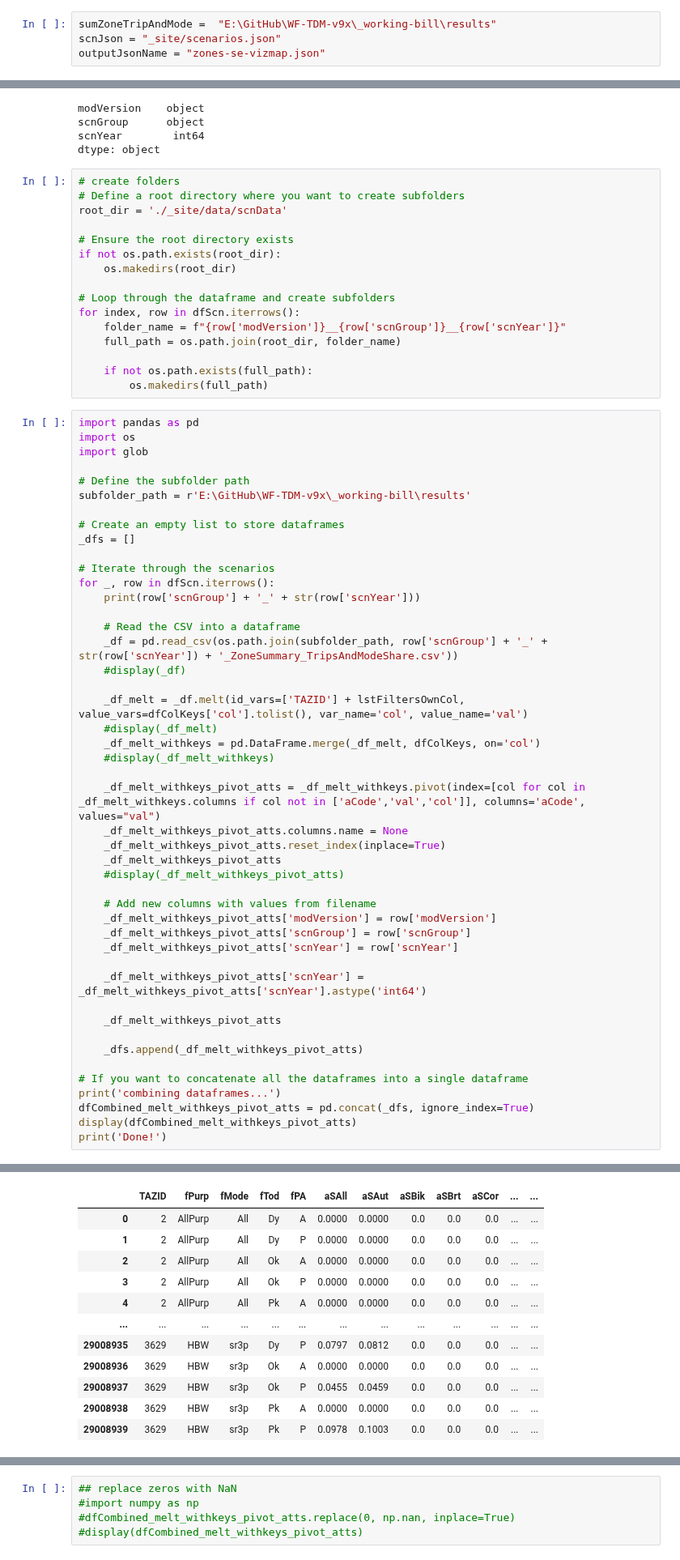
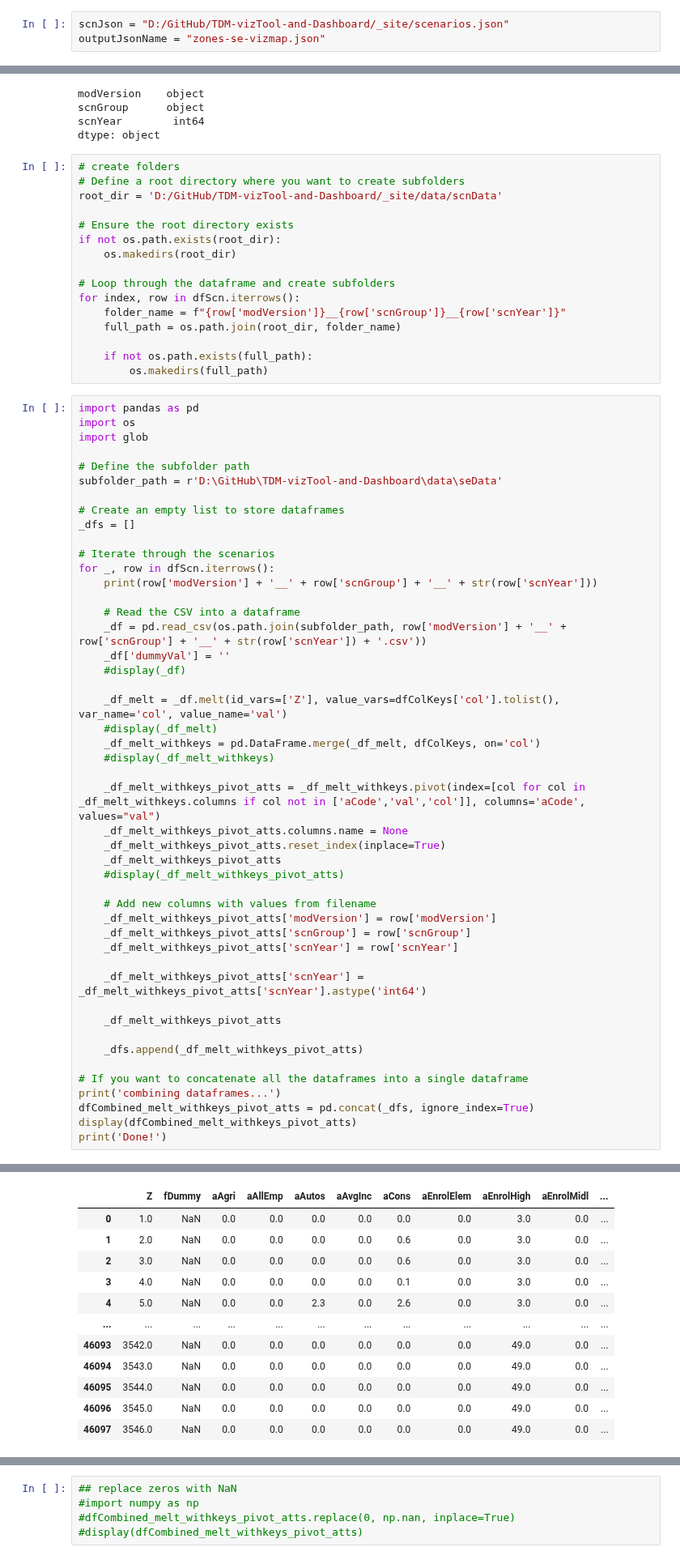
Before and after one commit to WFRCAnalytics/vizTool, a Jupyter notebook: Create-Jsons-Zones-SE-vizMap.ipynb, the cells around one changed output, grey strips where cells are left out. Shown at 81% size. Saved outputs shown, nothing was run; the diff lists cells and outputs as text.

Commit message:
Update json script to create se data by zones

```diff
--- a/Create-Jsons-Zones-SE-vizMap.ipynb
+++ b/Create-Jsons-Zones-SE-vizMap.ipynb
@@ -2,8 +2,7 @@
 import pandas as pd
 import os
 # %%
-sumZoneTripAndMode =  "E:\GitHub\WF-TDM-v9x\_working-bill\results"
-scnJson = "_site/scenarios.json"
+scnJson = "D:/GitHub/TDM-vizTool-and-Dashboard/_site/scenarios.json"
 outputJsonName = "zones-se-vizmap.json"
 # %%
 # attributes for road seg summaries
@@ -140,7 +149,7 @@ dtype: object
 # %%
 # create folders
 # Define a root directory where you want to create subfolders
-root_dir = './_site/data/scnData'
+root_dir = 'D:/GitHub/TDM-vizTool-and-Dashboard/_site/data/scnData'
 
 # Ensure the root directory exists
 if not os.path.exists(root_dir):
@@ -159,20 +168,21 @@ import os
 import glob
 
 # Define the subfolder path
-subfolder_path = r'E:\GitHub\WF-TDM-v9x\_working-bill\results'
+subfolder_path = r'D:\GitHub\TDM-vizTool-and-Dashboard\data\seData'
 
 # Create an empty list to store dataframes
 _dfs = []
 
 # Iterate through the scenarios
 for _, row in dfScn.iterrows():
-    print(row['scnGroup'] + '_' + str(row['scnYear']))
+    print(row['modVersion'] + '__' + row['scnGroup'] + '__' + str(row['scnYear']))
 
     # Read the CSV into a dataframe
-    _df = pd.read_csv(os.path.join(subfolder_path, row['scnGroup'] + '_' + str(row['scnYear']) + '_ZoneSummary_TripsAndModeShare.csv'))
+    _df = pd.read_csv(os.path.join(subfolder_path, row['modVersion'] + '__' + row['scnGroup'] + '__' + str(row['scnYear']) + '.csv'))
+    _df['dummyVal'] = ''
     #display(_df)
 
-    _df_melt = _df.melt(id_vars=['TAZID'] + lstFiltersOwnCol, value_vars=dfColKeys['col'].tolist(), var_name='col', value_name='val')
+    _df_melt = _df.melt(id_vars=['Z'], value_vars=dfColKeys['col'].tolist(), var_name='col', value_name='val')
     #display(_df_melt)
     _df_melt_withkeys = pd.DataFrame.merge(_df_melt, dfColKeys, on='col')
     #display(_df_melt_withkeys)
@@ -217,13 +226,13 @@ Needs MAG_2050
 combining dataframes...
-|  | TAZID | fPurp | fMode | fTod | fPA | aSAll | aSAut | aSBik | aSBrt | aSCor | ... | ... |
-| 0 | 2 | AllPurp | All | Dy | A | 0.0000 | 0.0000 | 0.0 | 0.0 | 0.0 | ... | ... |
-| 1 | 2 | AllPurp | All | Dy | P | 0.0000 | 0.0000 | 0.0 | 0.0 | 0.0 | ... | ... |
-| 2 | 2 | AllPurp | All | Ok | A | 0.0000 | 0.0000 | 0.0 | 0.0 | 0.0 | ... | ... |
-| 3 | 2 | AllPurp | All | Ok | P | 0.0000 | 0.0000 | 0.0 | 0.0 | 0.0 | ... | ... |
-| 4 | 2 | AllPurp | All | Pk | A | 0.0000 | 0.0000 | 0.0 | 0.0 | 0.0 | ... | ... |
-| ... | ... | ... | ... | ... | ... | ... | ... | ... | ... | ... | ... | ... |
-| 29008935 | 3629 | HBW | sr3p | Dy | P | 0.0797 | 0.0812 | 0.0 | 0.0 | 0.0 | ... | ... |
-| 29008936 | 3629 | HBW | sr3p | Ok | A | 0.0000 | 0.0000 | 0.0 | 0.0 | 0.0 | ... | ... |
-| 29008937 | 3629 | HBW | sr3p | Ok | P | 0.0455 | 0.0459 | 0.0 | 0.0 | 0.0 | ... | ... |
-| 29008938 | 3629 | HBW | sr3p | Pk | A | 0.0000 | 0.0000 | 0.0 | 0.0 | 0.0 | ... | ... |
-| 29008939 | 3629 | HBW | sr3p | Pk | P | 0.0978 | 0.1003 | 0.0 | 0.0 | 0.0 | ... | ... |
+|  | Z | fDummy | aAgri | aAllEmp | aAutos | aAvgInc | aCons | aEnrolElem | aEnrolHigh | aEnrolMidl | ... |
+| 0 | 1.0 | NaN | 0.0 | 0.0 | 0.0 | 0.0 | 0.0 | 0.0 | 3.0 | 0.0 | ... |
+| 1 | 2.0 | NaN | 0.0 | 0.0 | 0.0 | 0.0 | 0.6 | 0.0 | 3.0 | 0.0 | ... |
+| 2 | 3.0 | NaN | 0.0 | 0.0 | 0.0 | 0.0 | 0.6 | 0.0 | 3.0 | 0.0 | ... |
+| 3 | 4.0 | NaN | 0.0 | 0.0 | 0.0 | 0.0 | 0.1 | 0.0 | 3.0 | 0.0 | ... |
+| 4 | 5.0 | NaN | 0.0 | 0.0 | 2.3 | 0.0 | 2.6 | 0.0 | 3.0 | 0.0 | ... |
+| ... | ... | ... | ... | ... | ... | ... | ... | ... | ... | ... | ... |
+| 46093 | 3542.0 | NaN | 0.0 | 0.0 | 0.0 | 0.0 | 0.0 | 0.0 | 49.0 | 0.0 | ... |
+| 46094 | 3543.0 | NaN | 0.0 | 0.0 | 0.0 | 0.0 | 0.0 | 0.0 | 49.0 | 0.0 | ... |
+| 46095 | 3544.0 | NaN | 0.0 | 0.0 | 0.0 | 0.0 | 0.0 | 0.0 | 49.0 | 0.0 | ... |
+| 46096 | 3545.0 | NaN | 0.0 | 0.0 | 0.0 | 0.0 | 0.0 | 0.0 | 49.0 | 0.0 | ... |
+| 46097 | 3546.0 | NaN | 0.0 | 0.0 | 0.0 | 0.0 | 0.0 | 0.0 | 49.0 | 0.0 | ... |
```
Also changed, not shown: parts of 5 cells of this notebook, 26 other files.
